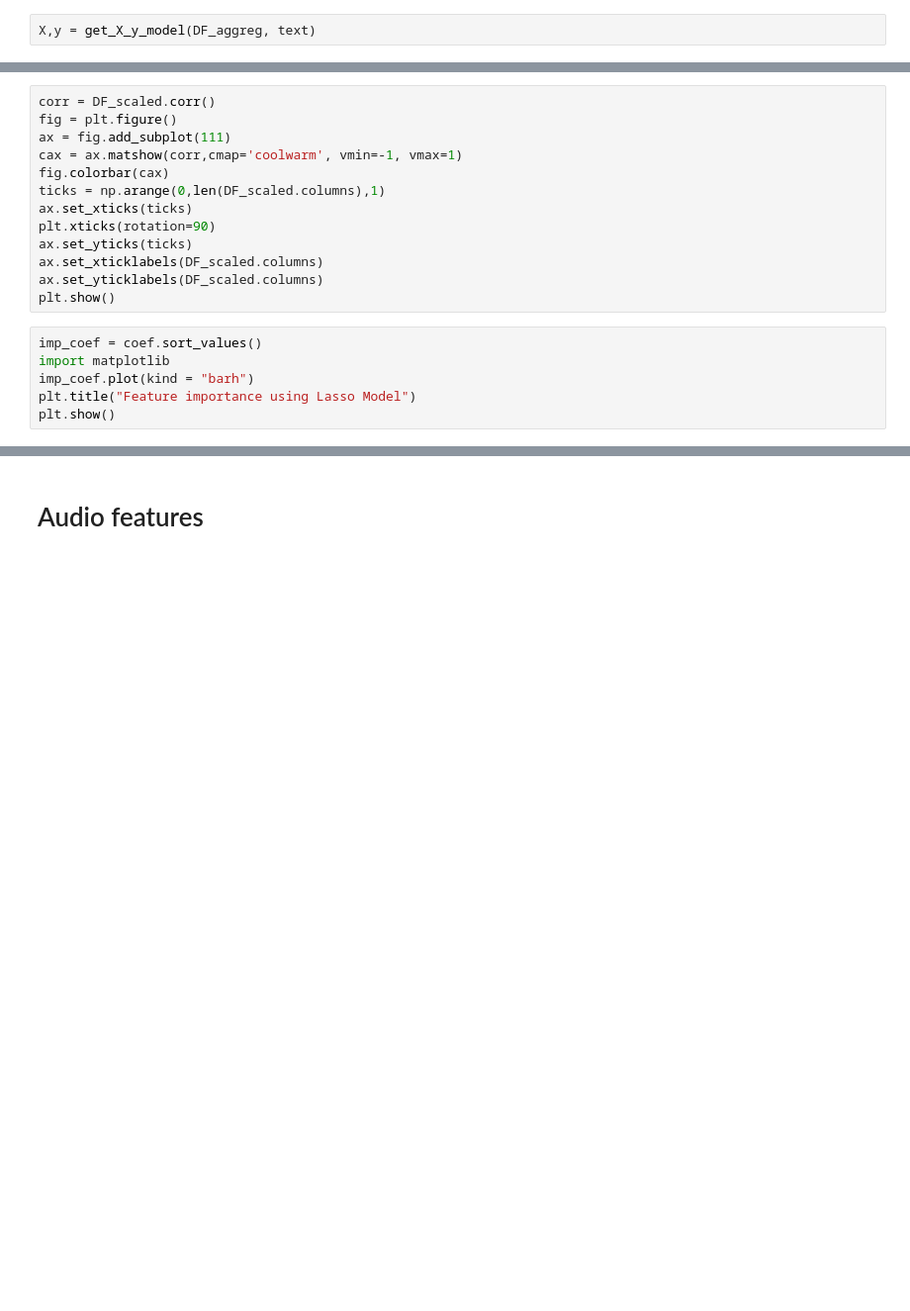
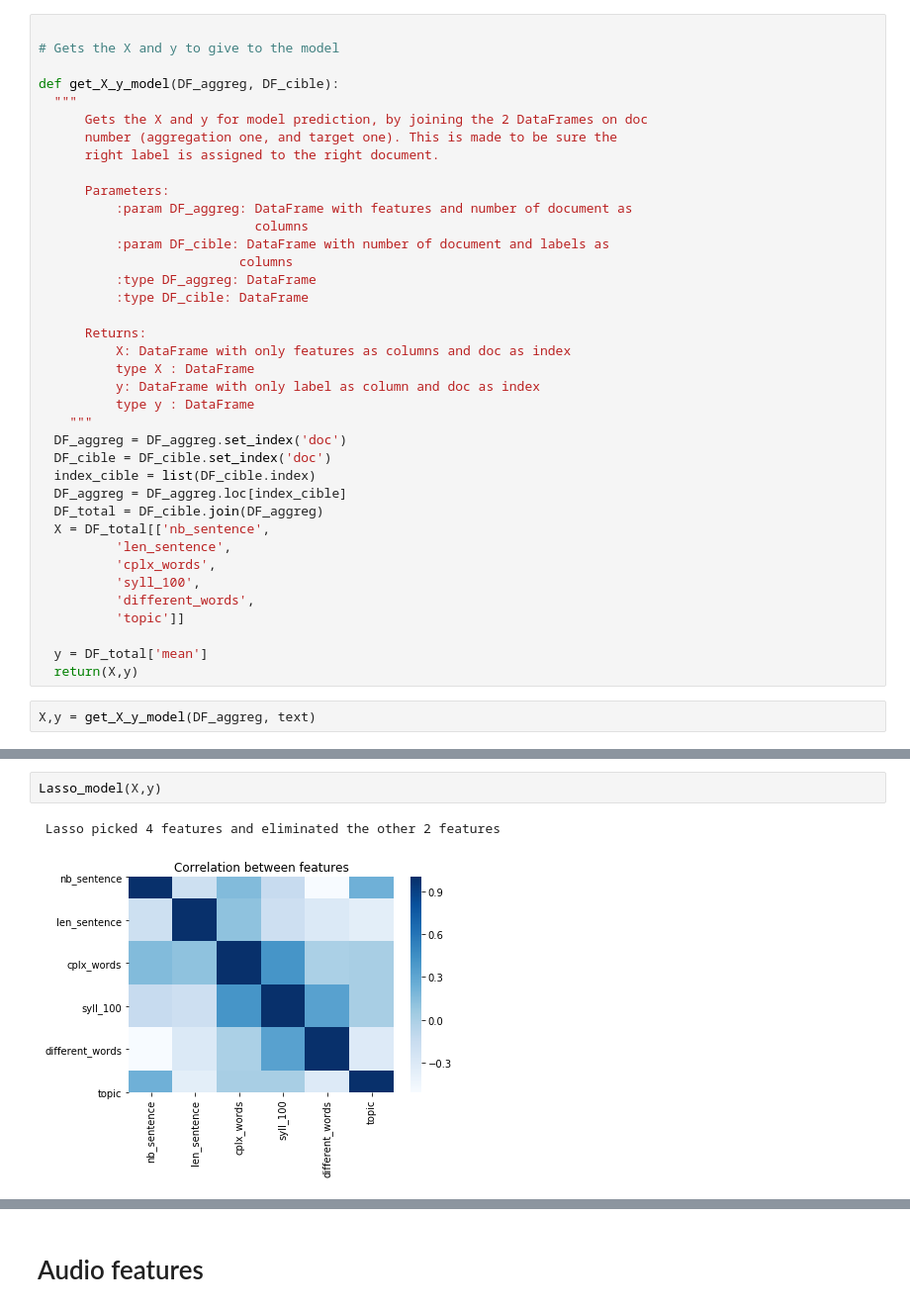
Before and after one commit to vincentnam/Project-Archean, a Jupyter notebook: ChallengeM2SID_2019.ipynb, the cells around one changed output, grey strips where cells are left out. Shown at 99% size. Drawn from its saved outputs; the diff is of its cells as text; blank space fills up the shorter version.

Commit message:
ajout text part / fin aggreg model

```diff
--- a/ChallengeM2SID_2019.ipynb
+++ b/ChallengeM2SID_2019.ipynb
@@ -1075,3 +1218,41 @@ def get_X_y_model(DF_aggreg, DF_cible):
+# %%
+
+# Gets the X and y to give to the model
+
+def get_X_y_model(DF_aggreg, DF_cible):
+  """
+      Gets the X and y for model prediction, by joining the 2 DataFrames on doc
+      number (aggregation one, and target one). This is made to be sure the
+      right label is assigned to the right document.
+
+      Parameters:
+          :param DF_aggreg: DataFrame with features and number of document as
+                            columns
+          :param DF_cible: DataFrame with number of document and labels as
+                          columns
+          :type DF_aggreg: DataFrame
+          :type DF_cible: DataFrame
+
+      Returns:
+          X: DataFrame with only features as columns and doc as index
+          type X : DataFrame
+          y: DataFrame with only label as column and doc as index
+          type y : DataFrame
+    """
+  DF_aggreg = DF_aggreg.set_index('doc')
+  DF_cible = DF_cible.set_index('doc')
+  index_cible = list(DF_cible.index)
+  DF_aggreg = DF_aggreg.loc[index_cible]
+  DF_total = DF_cible.join(DF_aggreg)
+  X = DF_total[['nb_sentence',
+          'len_sentence',
+          'cplx_words',
+          'syll_100',
+          'different_words',
+          'topic']]
+
+  y = DF_total['mean']
+  return(X,y)
 # %%
 X,y = get_X_y_model(DF_aggreg, text)
 # %%
@@ -1104,19 +1322,5 @@ plt.show()
-# %%
-corr = DF_scaled.corr()
-fig = plt.figure()
-ax = fig.add_subplot(111)
-cax = ax.matshow(corr,cmap='coolwarm', vmin=-1, vmax=1)
-fig.colorbar(cax)
-ticks = np.arange(0,len(DF_scaled.columns),1)
-ax.set_xticks(ticks)
-plt.xticks(rotation=90)
-ax.set_yticks(ticks)
-ax.set_xticklabels(DF_scaled.columns)
-ax.set_yticklabels(DF_scaled.columns)
-plt.show()
-# %%
-imp_coef = coef.sort_values()
-import matplotlib
-imp_coef.plot(kind = "barh")
-plt.title("Feature importance using Lasso Model")
-plt.show()
+# %%
+Lasso_model(X,y)
+# %% [output]
+ Lasso picked 4 features and eliminated the other 2 features
+[figure, added]
```
Also changed, not shown: parts of 45 cells of this notebook.
